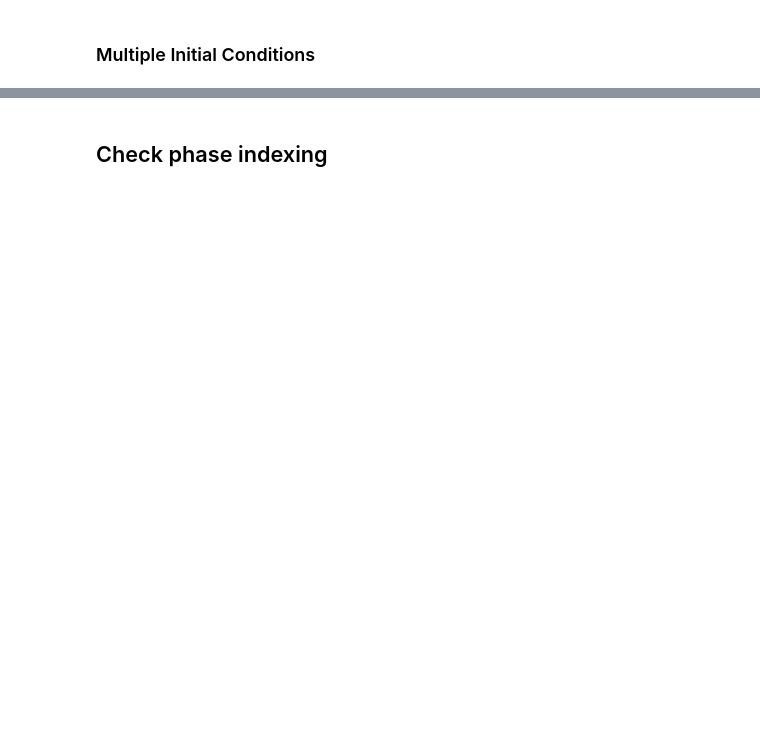
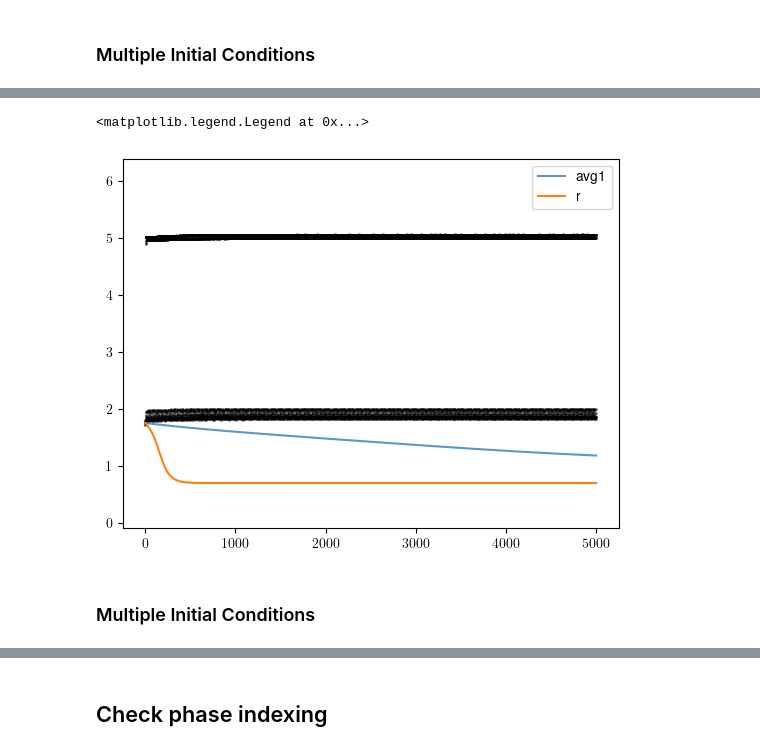
Before and after one commit to youngmp/nm, a Jupyter notebook: jupyter/run_gw2.ipynb, the cells around one changed output, grey strips where cells are left out. Drawn from its saved outputs; the diff is of its cells as text; code cells hidden in the pictures; blank space fills up the shorter version.

```diff
--- a/jupyter/run_gw2.ipynb
+++ b/jupyter/run_gw2.ipynb
@@ -492,8 +559,8 @@ phase_iso = []
 t = np.arange(0,1000,.01)
 for i in range(len(init_phases12b)):
     init = [init_phases12b[i],.0,0,.0]
-    solr12 = solve_ivp(_redu_c,[0,t12b[-1]],init,args=(eps12,del12),t_eval=t,**kw_sim)
-    phase_iso.append(solr12)
+    solr12b = solve_ivp(_redu_c,[0,t12b[-1]],init,args=(eps12,del12),t_eval=t,**kw_sim)
+    phase_iso.append(solr12b)
 # %%
 fig,axs = plt.subplots(2,1)
 axs[0].plot(x_temp2,rhs)
@@ -515,0 +610,27 @@ plt.savefig('unave_blue_vs_full_black_vs_1d_red.png')
+# %%
+pd1 = a12.system1.pardict;pd2 = a12.system2.pardict
+n = a12._n[1];m = a12._m[1]
+x = a12.x;dx = a12.dx
+s = x*m;ds = dx*m
+
+K = pd1['K0'];kc = pd1['kc0']
+
+def _redu_b(t,y,eps=0,del1=0):
+    """full reduced model"""
+    th0,ps0,th1,ps1 = y
+
+    phi = th0 - a12.om*th1 ################### why do i need this pi/4??????
+
+    x0 = x0_lam(phi + a12.om*s,ps0);y0 = y0_lam(phi + a12.om*s,ps0);z0 = z0_lam(phi + a12.om*s,ps0);v0 = v0_lam(phi + a12.om*s,ps0)
+    x1 = x0_lam(s,ps1);y1 = y0_lam(s,ps1);z1 = z0_lam(s,ps1);v1 = v0_lam(s,ps1)
+
+    F = (v0+v1)/2
+    Ga = K0*F/(kc+K*F)
+
+    dth0 = 1 + eps*(del1 + np.sum(z_lam0(phi + a12.om*s,ps0)[0,0]*Ga)*ds/(2*np.pi*m))
+    dps0 = a12.system1.kappa_val*ps0 + eps*np.sum(i_lam0(phi + a12.om*s,ps0)[0,0]*Ga)*ds/(2*np.pi*m)
+
+    dth1 = 1 + eps*np.sum(z_lam1(s,ps1)[0,0]*Ga)*ds/(2*np.pi*m)
+    dps1 = a12.system2.kappa_val*ps1 + eps*np.sum(i_lam1(s,ps1)[0,0]*Ga)*ds/(2*np.pi*m)
+
+    return np.array([dth0,dps0,dth1*m,dps1*m])
@@ -515,0 +639,19 @@ plt.savefig('unave_blue_vs_full_black_vs_1d_red.png')
+# %%
+t = np.arange(0,5000,.01)
+init = [th_init12,.0,0,.0]
+out12_ub = solve_ivp(_redu_b,[t[0],t[-1]],init,args=(eps12,del12),t_eval=t,**kw_sim)
+# %%
+fig,axs = plt.subplots()
+axs.plot(t,out12_ub.y[0]-a12.om*out12_ub.y[2],alpha=.75,label='avg1')
+axs.plot(t,solr12.y[0],label='r')
+
+y = np.mod(phase12a - a12.om*phase12b,2*np.pi)
+axs.scatter(tp12a,y,s=1,alpha=.5,color='k')
+
+axs.set_ylim(-.1,2*np.pi+.1)
+axs.legend()
+# %% [output]
+<matplotlib.legend.Legend at 0x...>
+[figure, added]
+# %% [markdown]
+### Multiple Initial Conditions
```
Also changed, not shown: parts of 44 cells of this notebook.
